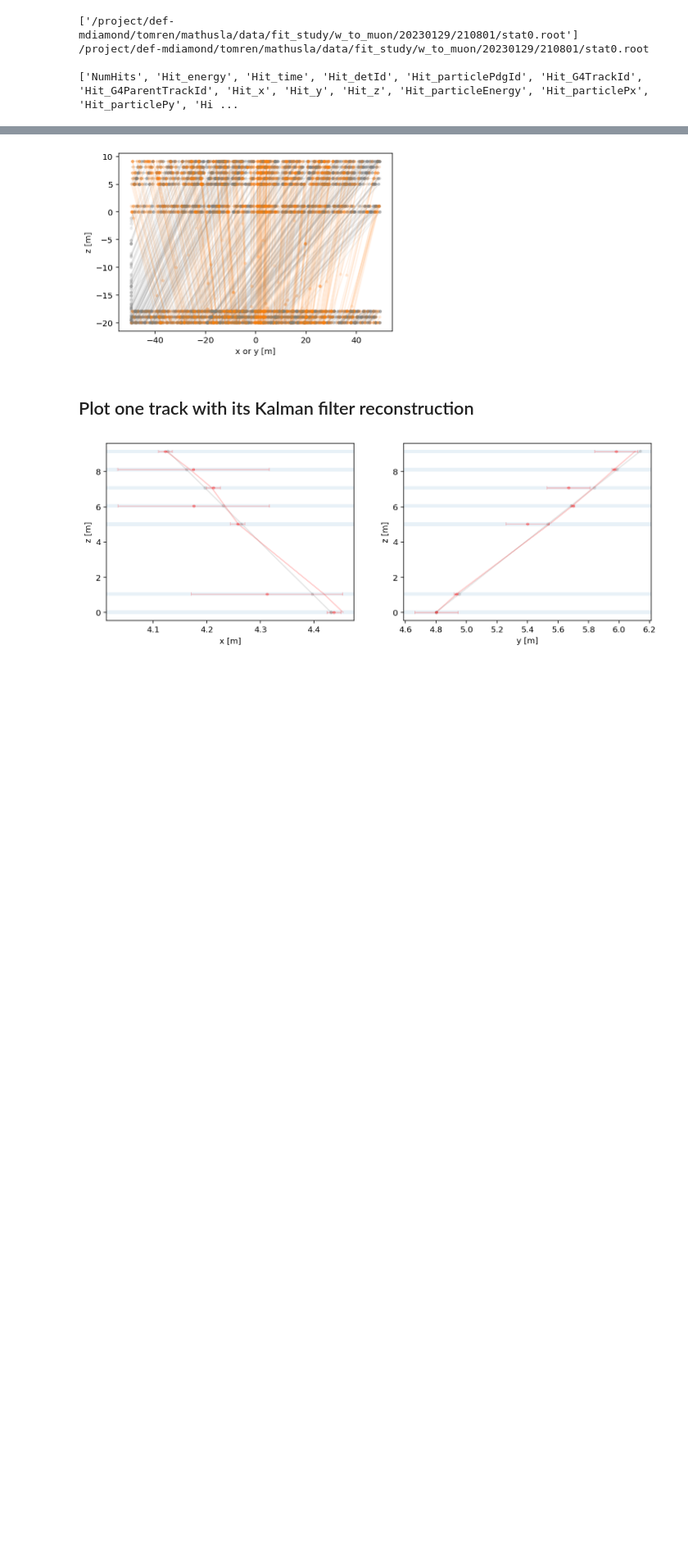
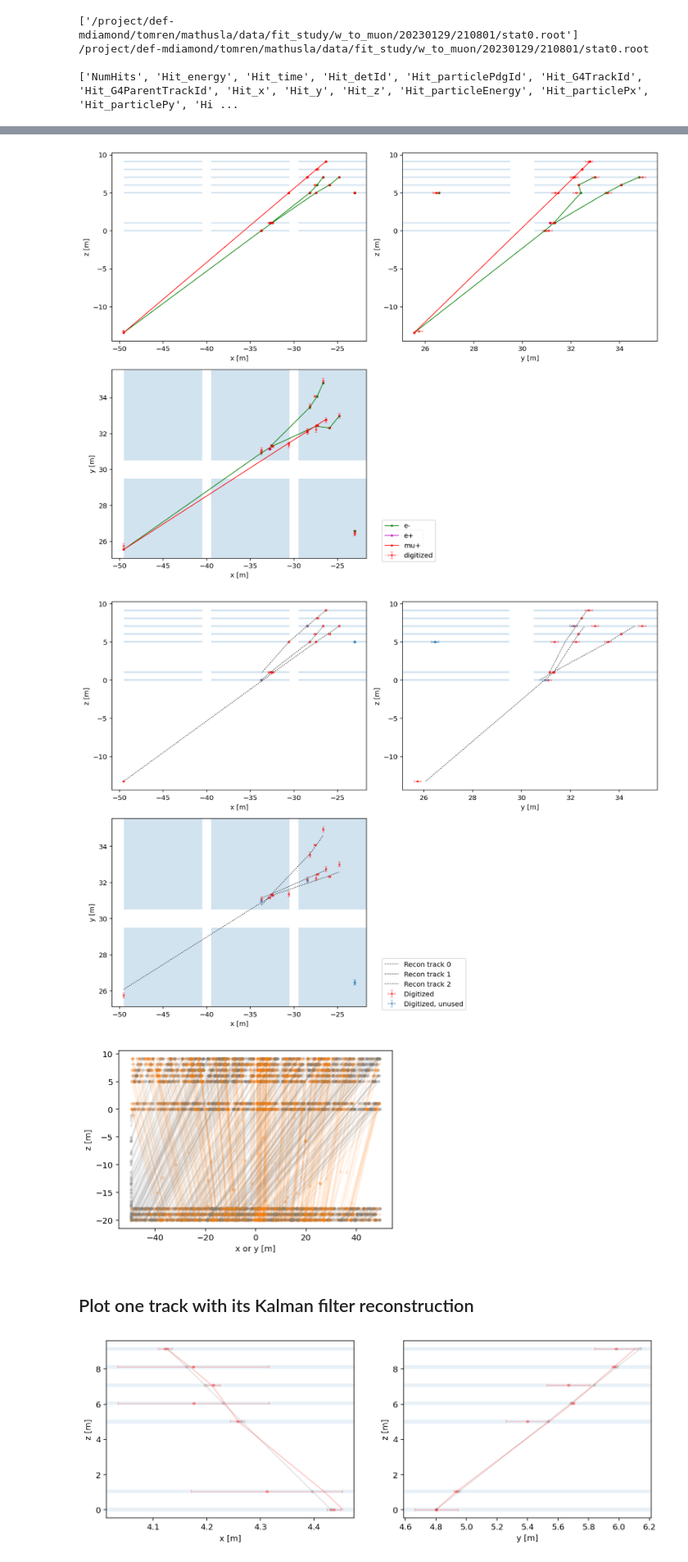
Before and after one commit to EdmondRen/mathusla_tracker_debugging, a Jupyter notebook: 00_basic.ipynb, the cells around one changed output, grey strips where cells are left out. Shown at 82% size. Saved outputs shown, nothing was run; the diff lists cells and outputs as text; code cells hidden in the pictures; blank space fills up the shorter version.

Commit message:
Add study after fixing KF initialization; add event plotter

```diff
--- a/00_basic.ipynb
+++ b/00_basic.ipynb
@@ -41,7 +41,7 @@ tracker ../data/w_to_muon/20230129/210801/run0.root ../data/w_to_muon/20230129/2
 # 1. filename
 muon_energy = 500 #GeV
 data_dir    = "/project/def-mdiamond/tomren/mathusla/data/fit_study/w_to_muon"
-files=glob.glob(f"{data_dir}/*/*/stat*.root",)
+files=glob.glob(f"{data_dir}/*/210801/stat*.root",)
 files.sort(key=os.path.getmtime)
 filename = files[-1]
 # filename='../../simdata/fit_study/run0.root'
@@ -76,3 +76,21 @@ nevents*0.007
+# %%
+ev.EventNumber=25
+
+# Plot truth+digi
+fig,axs=plt.subplots(2,2,figsize=(12,9))
+fig = vis.plot_truth(ev,fig=fig, disp_det_view=False, disp_vertex=False, disp_first_hit=False);
+fig = vis.plot_digi(ev,fig=fig, disp_det_view=True);
+plt.show()
+
+
+# Plot truth+recon
+fig,axs=plt.subplots(2,2,figsize=(12,9))
+# fig = vis.plot_truth(ev,fig=fig, disp_det_view=False, disp_vertex=False, disp_first_hit=False);
+fig = vis.plot_recon(ev,fig=fig, disp_det_view=True, disp_recon_vertex=False);
+plt.show()
+# %% [output]
+[figure, added]
+[figure, added]
 # %%
 ev = event.Event(filename, 0, tree_name=tree_name)
 for i in range(nevents):
```
Also changed, not shown: parts of 6 cells of this notebook, 18 other files.
